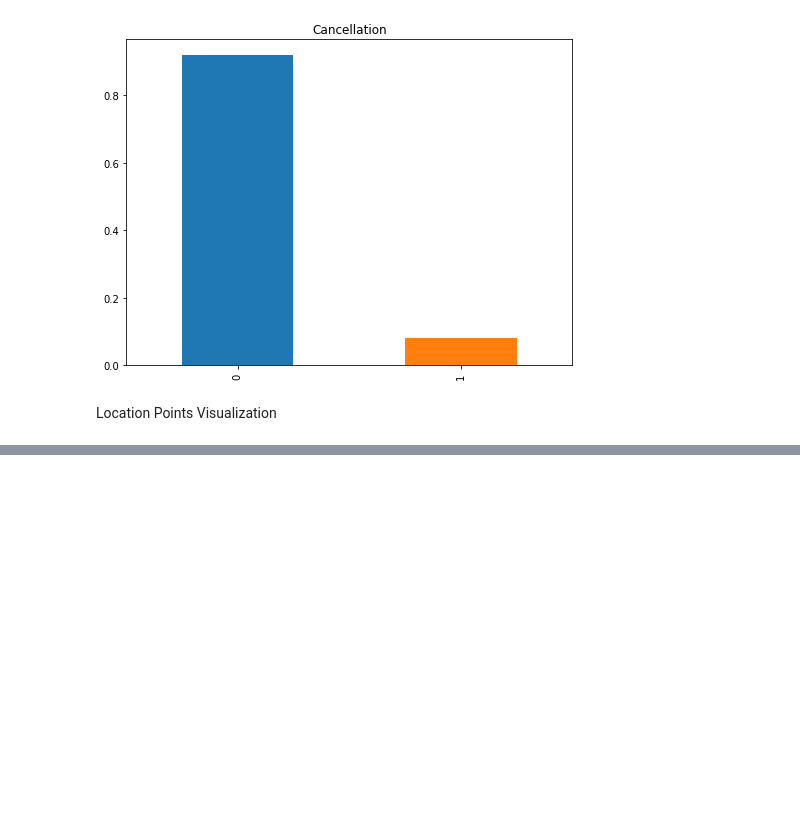
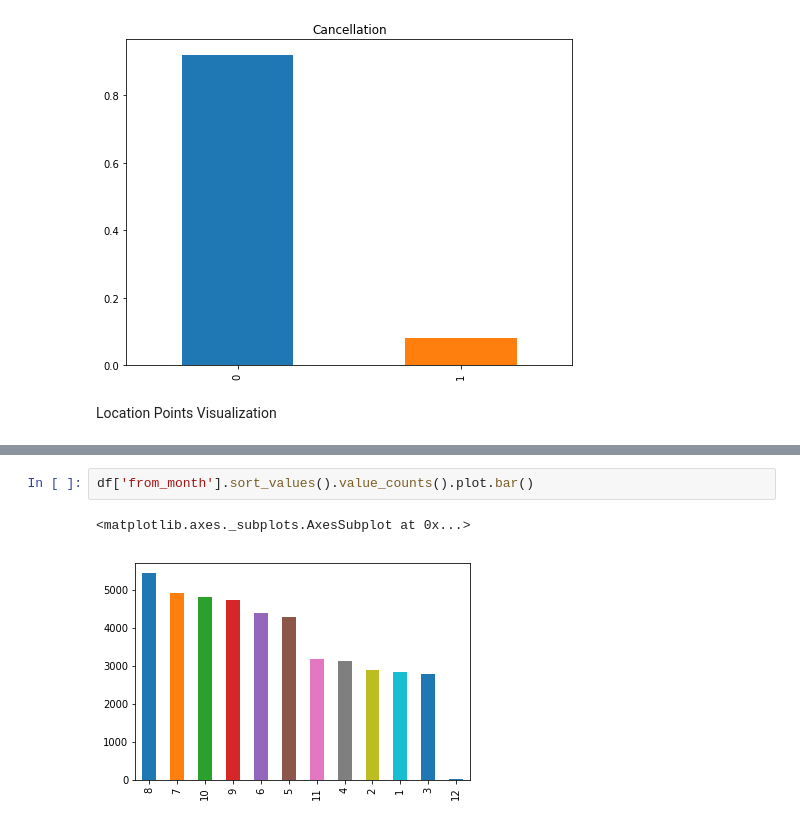
Before and after one commit to SwatiModi/XRides-Cab_Services, a Jupyter notebook: Exploration_and_Demand_forecasting.ipynb, the cells around one changed output, grey strips where cells are left out. Drawn from its saved outputs; the diff is of its cells as text; blank space fills up the shorter version.

```diff
--- a/Exploration_and_Demand_forecasting.ipynb
+++ b/Exploration_and_Demand_forecasting.ipynb
@@ -232,0 +357,5 @@ m
+# %%
+df['from_month'].sort_values().value_counts().plot.bar()
+# %% [output]
+<matplotlib.axes._subplots.AxesSubplot at 0x...>
+[figure, added]
```
Also changed, not shown: parts of 26 cells of this notebook.
